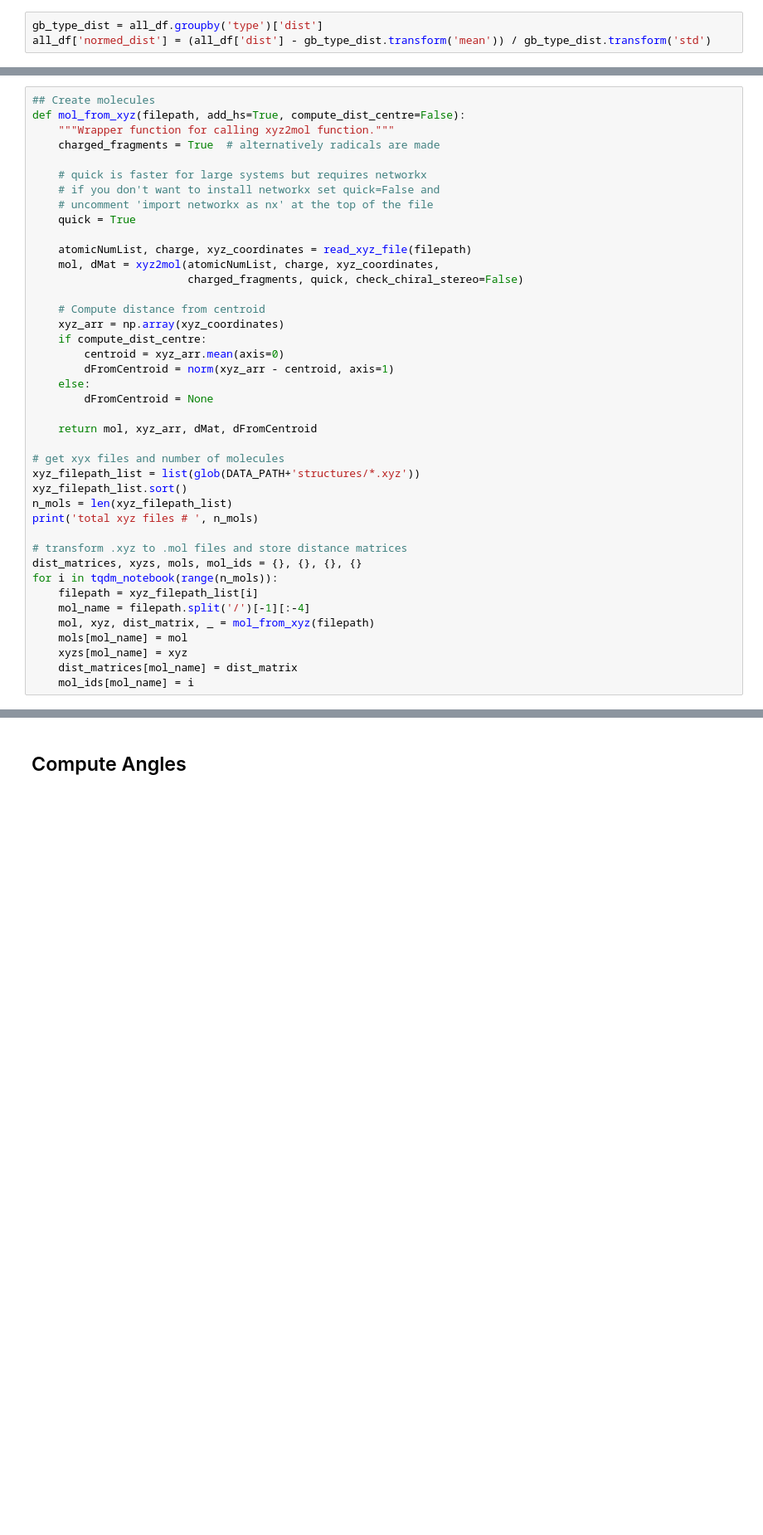
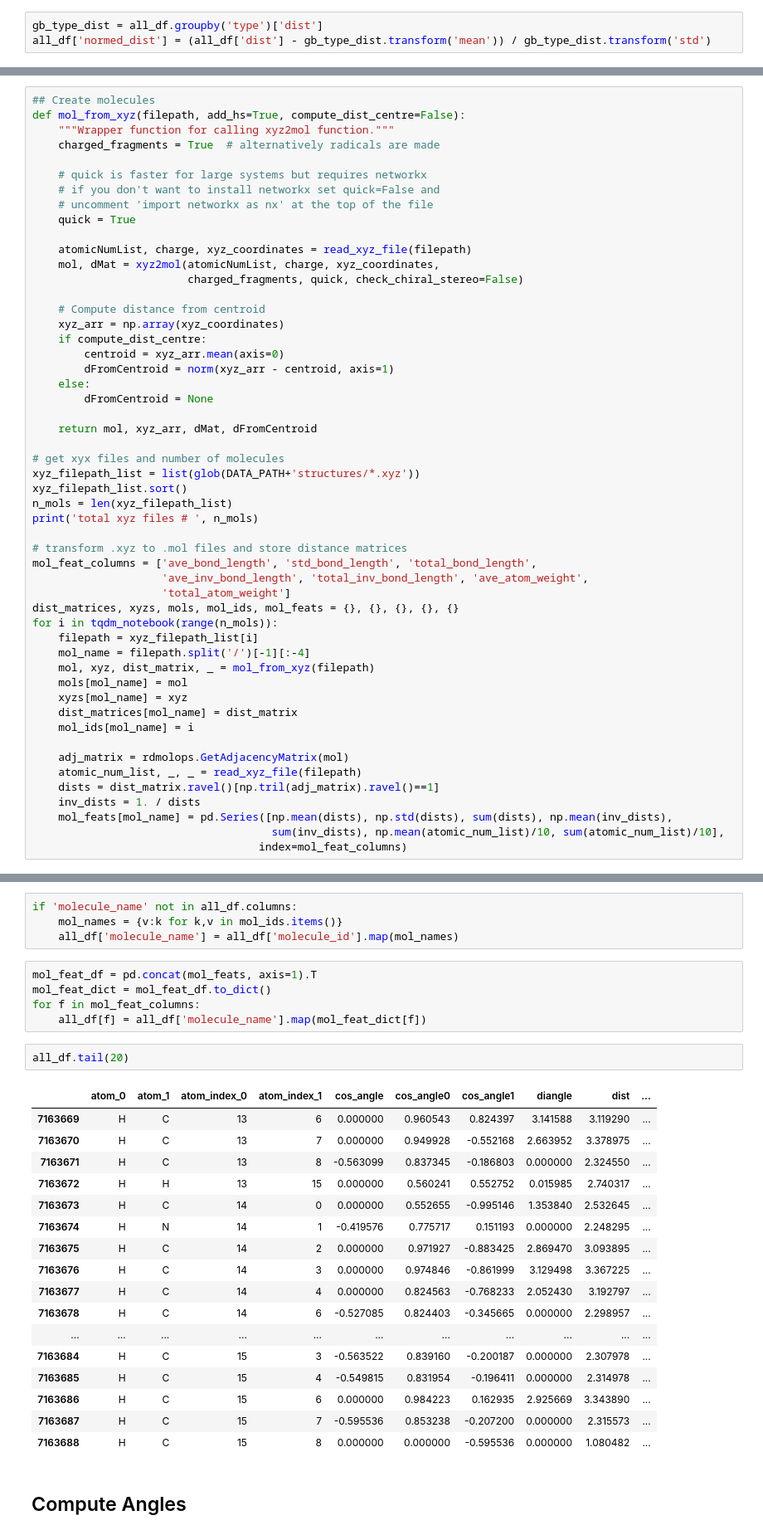
Before and after one commit to robinniesert/kaggle-champs, a Jupyter notebook: nbs/data_proc.ipynb, the cells around one changed output, grey strips where cells are left out. Shown: that part at 83% size. Cells and saved outputs as stored; diff of their text form; blank space fills up the shorter version.

```diff
--- a/nbs/data_proc.ipynb
+++ b/nbs/data_proc.ipynb
@@ -641,7 +657,10 @@ n_mols = len(xyz_filepath_list)
 print('total xyz files # ', n_mols)
 
 # transform .xyz to .mol files and store distance matrices
-dist_matrices, xyzs, mols, mol_ids = {}, {}, {}, {}
+mol_feat_columns = ['ave_bond_length', 'std_bond_length', 'total_bond_length',
+                    'ave_inv_bond_length', 'total_inv_bond_length', 'ave_atom_weight',
+                    'total_atom_weight']
+dist_matrices, xyzs, mols, mol_ids, mol_feats = {}, {}, {}, {}, {}
 for i in tqdm_notebook(range(n_mols)):
     filepath = xyz_filepath_list[i]
     mol_name = filepath.split('/')[-1][:-4]
@@ -650,6 +669,14 @@ for i in tqdm_notebook(range(n_mols)):
     xyzs[mol_name] = xyz
     dist_matrices[mol_name] = dist_matrix
     mol_ids[mol_name] = i
+
+    adj_matrix = rdmolops.GetAdjacencyMatrix(mol)
+    atomic_num_list, _, _ = read_xyz_file(filepath)
+    dists = dist_matrix.ravel()[np.tril(adj_matrix).ravel()==1]
+    inv_dists = 1. / dists
+    mol_feats[mol_name] = pd.Series([np.mean(dists), np.std(dists), sum(dists), np.mean(inv_dists),
+                                     sum(inv_dists), np.mean(atomic_num_list)/10, sum(atomic_num_list)/10],
+                                   index=mol_feat_columns)
 # %% [output]
 total xyz files #  130775
 [interactive output not drawn]
@@ -671,3 +700,32 @@ Sanitization error: Explicit valence for atom # 2 C greater than permitted
+# %%
+if 'molecule_name' not in all_df.columns:
+    mol_names = {v:k for k,v in mol_ids.items()}
+    all_df['molecule_name'] = all_df['molecule_id'].map(mol_names)
+# %%
+mol_feat_df = pd.concat(mol_feats, axis=1).T
+mol_feat_dict = mol_feat_df.to_dict()
+for f in mol_feat_columns:
+    all_df[f] = all_df['molecule_name'].map(mol_feat_dict[f])
+# %%
+all_df.tail(20)
+# %% [output]
+|  | atom_0 | atom_1 | atom_index_0 | atom_index_1 | cos_angle | cos_angle0 | cos_angle1 | diangle | dist | ... |
+| 7163669 | H | C | 13 | 6 | 0.000000 | 0.960543 | 0.824397 | 3.141588 | 3.119290 | ... |
+| 7163670 | H | C | 13 | 7 | 0.000000 | 0.949928 | -0.552168 | 2.663952 | 3.378975 | ... |
+| 7163671 | H | C | 13 | 8 | -0.563099 | 0.837345 | -0.186803 | 0.000000 | 2.324550 | ... |
+| 7163672 | H | H | 13 | 15 | 0.000000 | 0.560241 | 0.552752 | 0.015985 | 2.740317 | ... |
+| 7163673 | H | C | 14 | 0 | 0.000000 | 0.552655 | -0.995146 | 1.353840 | 2.532645 | ... |
+| 7163674 | H | N | 14 | 1 | -0.419576 | 0.775717 | 0.151193 | 0.000000 | 2.248295 | ... |
+| 7163675 | H | C | 14 | 2 | 0.000000 | 0.971927 | -0.883425 | 2.869470 | 3.093895 | ... |
+| 7163676 | H | C | 14 | 3 | 0.000000 | 0.974846 | -0.861999 | 3.129498 | 3.367225 | ... |
+| 7163677 | H | C | 14 | 4 | 0.000000 | 0.824563 | -0.768233 | 2.052430 | 3.192797 | ... |
+| 7163678 | H | C | 14 | 6 | -0.527085 | 0.824403 | -0.345665 | 0.000000 | 2.298957 | ... |
+| ... | ... | ... | ... | ... | ... | ... | ... | ... | ... | ... |
+| 7163684 | H | C | 15 | 3 | -0.563522 | 0.839160 | -0.200187 | 0.000000 | 2.307978 | ... |
+| 7163685 | H | C | 15 | 4 | -0.549815 | 0.831954 | -0.196411 | 0.000000 | 2.314978 | ... |
+| 7163686 | H | C | 15 | 6 | 0.000000 | 0.984223 | 0.162935 | 2.925669 | 3.343890 | ... |
+| 7163687 | H | C | 15 | 7 | -0.595536 | 0.853238 | -0.207200 | 0.000000 | 2.315573 | ... |
+| 7163688 | H | C | 15 | 8 | 0.000000 | 0.000000 | -0.595536 | 0.000000 | 1.080482 | ... |
 # %% [markdown]
 ## Compute Angles
 # %%
```
Also changed, not shown: parts of 17 cells of this notebook, 2 other files.
